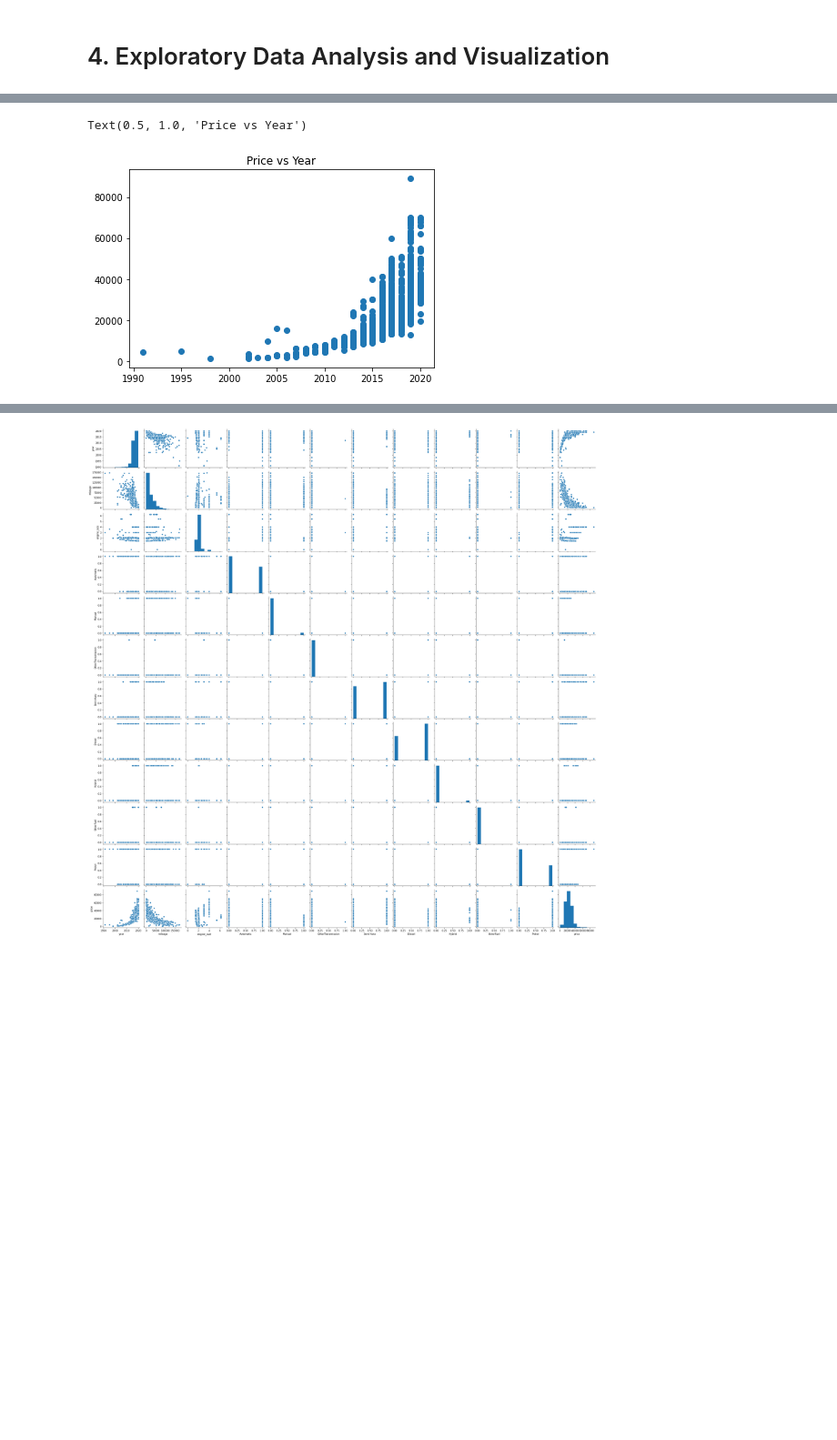
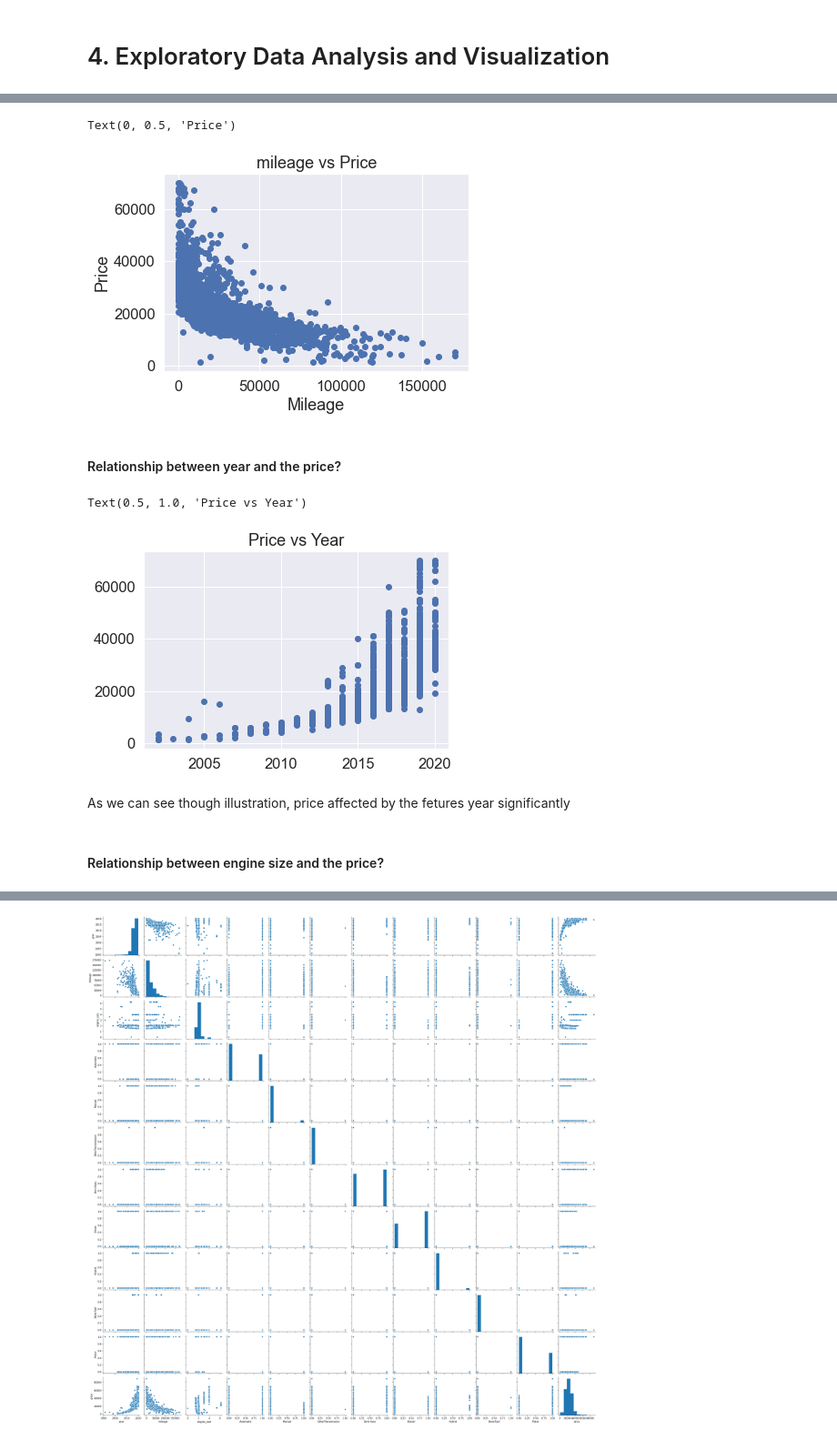
Before and after one commit to EmaTran/CSIS3290_GroupProject, a Jupyter notebook: MiniProject1/CSIS3290_MiniProject1.ipynb, the cells around one changed output, grey strips where cells are left out. Shown at 91% size. Drawn from its saved outputs; the diff is of its cells as text; code cells hidden in the pictures; blank space fills up the shorter version.

```diff
--- a/MiniProject1/CSIS3290_MiniProject1.ipynb
+++ b/MiniProject1/CSIS3290_MiniProject1.ipynb
@@ -729,10 +733,26 @@ Text(0.5, 1.0, 'Price vs Mileage count')
+# %%
+clean_df5.drop(clean_df5.loc[clean_df5["price"]>80000].index, inplace=True)
+plt.scatter(clean_df5.mileage, clean_df5.price)
+plt.title("mileage vs Price")
+plt.xlabel('Mileage')
+plt.ylabel('Price')
+#plt.savefig('mileage vs price.png', dpi=400, bbox_inches='tight')
+# %% [output]
+Text(0, 0.5, 'Price')
+[figure, added]
+# %% [markdown]
+#### Relationship between year and the price?
 # %%
 #Is there any relationship between the average price of used cars and the year it was manufactured?
 plt.scatter(clean_df5.year, clean_df5.price)
 plt.title('Price vs Year')
 # %% [output]
 Text(0.5, 1.0, 'Price vs Year')
-[figure, old version]
+[figure, new version]
+# %% [markdown]
+As we can see though illustration, price affected by the fetures year significantly
+# %% [markdown]
+#### Relationship between engine size and the price?
 # %%
 #Is there any relationship between the average price of used cars and the engine size?
 plt.scatter(clean_df5.engine_size, clean_df5.price)
```
Also changed, not shown: parts of 11 cells of this notebook.
